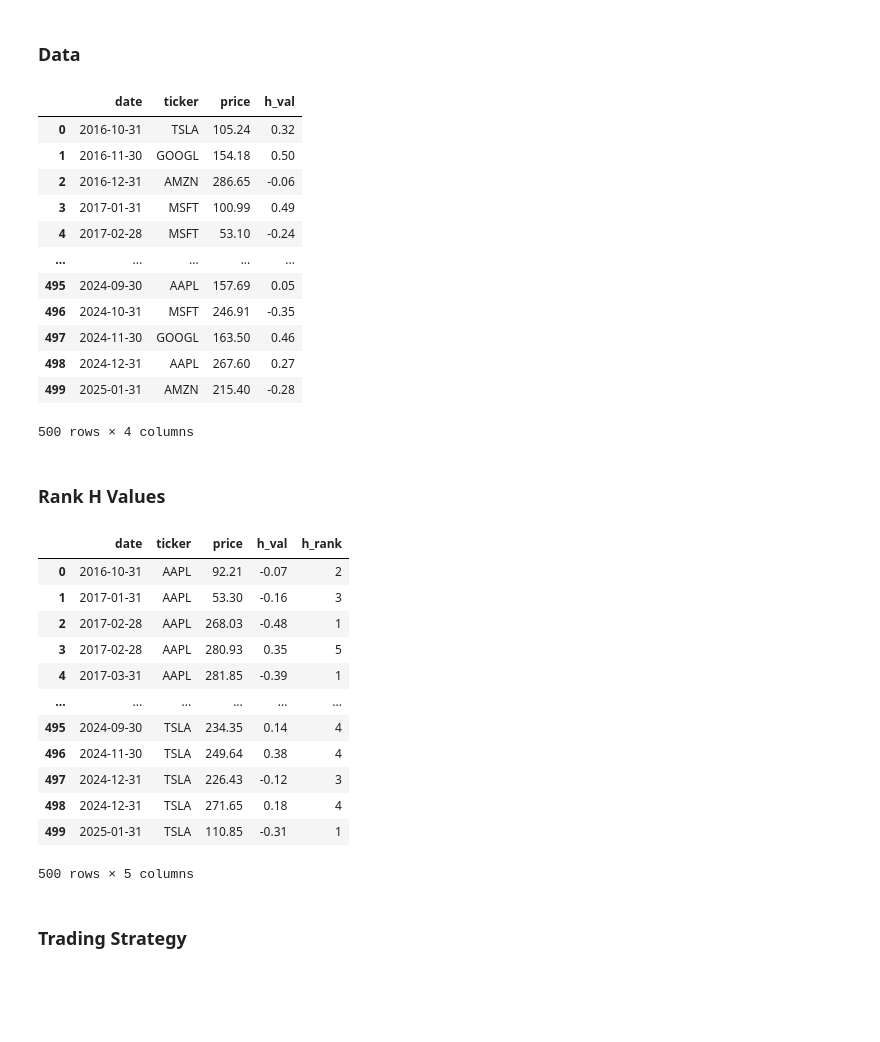
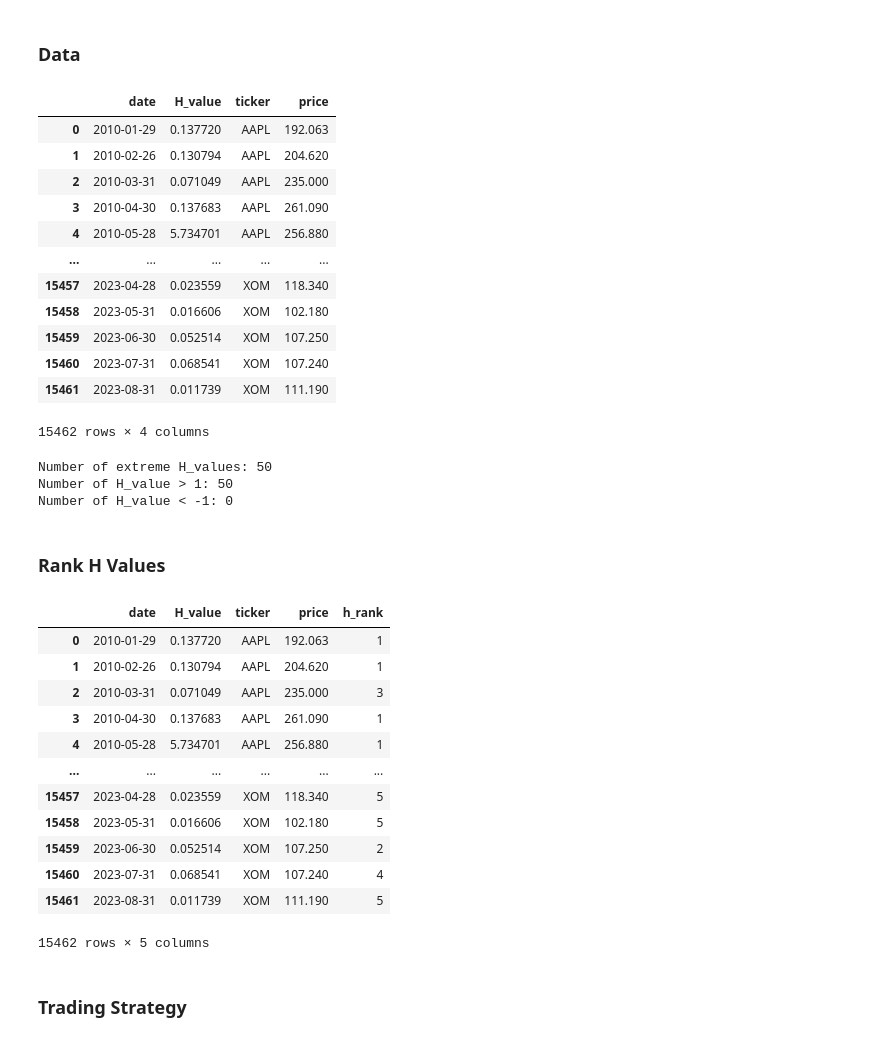
Before and after one commit to roshnx/buy-rough-sell-smooth, a Jupyter notebook: trading_strategy.ipynb, the cells around one changed output. Drawn from its saved outputs; the diff is of its cells as text; code cells hidden in the pictures; blank space fills up the shorter version.

```diff
--- a/trading_strategy.ipynb
+++ b/trading_strategy.ipynb
@@ -21,22 +21,38 @@ from functools import reduce
 # %% [markdown]
 ### **Data**
 # %%
-h_df = pd.read_csv(r'/Users/pr/Downloads/UChicago MSFM/Winter Quarter/QTS/Project/buy-rough-sell-smooth/Dummy_H_Data.csv')
+h_df = pd.read_csv(r'/Users/pr/Downloads/UChicago MSFM/Winter Quarter/QTS/Project/buy-rough-sell-smooth/Realized_H_Data.csv')
+#h_df.rename(columns={'Ticker': 'ticker', 'Date': 'date', 'Price': 'price'}, inplace=True)
+h_df.rename(columns={'Realized_H':'H_value'}, inplace=True)
 h_df
 # %% [output]
-|  | date | ticker | price | h_val |
-| 0 | 2016-10-31 | TSLA | 105.24 | 0.32 |
-| 1 | 2016-11-30 | GOOGL | 154.18 | 0.50 |
-| 2 | 2016-12-31 | AMZN | 286.65 | -0.06 |
-| 3 | 2017-01-31 | MSFT | 100.99 | 0.49 |
-| 4 | 2017-02-28 | MSFT | 53.10 | -0.24 |
+|  | date | H_value | ticker | price |
+| 0 | 2010-01-29 | 0.137720 | AAPL | 192.063 |
+| 1 | 2010-02-26 | 0.130794 | AAPL | 204.620 |
+| 2 | 2010-03-31 | 0.071049 | AAPL | 235.000 |
+| 3 | 2010-04-30 | 0.137683 | AAPL | 261.090 |
+| 4 | 2010-05-28 | 5.734701 | AAPL | 256.880 |
 | ... | ... | ... | ... | ... |
-| 495 | 2024-09-30 | AAPL | 157.69 | 0.05 |
-| 496 | 2024-10-31 | MSFT | 246.91 | -0.35 |
-| 497 | 2024-11-30 | GOOGL | 163.50 | 0.46 |
-| 498 | 2024-12-31 | AAPL | 267.60 | 0.27 |
-| 499 | 2025-01-31 | AMZN | 215.40 | -0.28 |
+| 15457 | 2023-04-28 | 0.023559 | XOM | 118.340 |
+| 15458 | 2023-05-31 | 0.016606 | XOM | 102.180 |
+| 15459 | 2023-06-30 | 0.052514 | XOM | 107.250 |
+| 15460 | 2023-07-31 | 0.068541 | XOM | 107.240 |
+| 15461 | 2023-08-31 | 0.011739 | XOM | 111.190 |
-500 rows × 4 columns
+15462 rows × 4 columns
+# %%
+# Count the rows where H_value > 1 or H_value < -1
+extreme_count = h_df[(h_df["H_value"] > 1) | (h_df["H_value"] < -1)].shape[0]
+print(f"Number of extreme H_values: {extreme_count}")
+
+# Alternatively, count each separately:
+count_above = h_df[h_df["H_value"] > 1].shape[0]
+count_below = h_df[h_df["H_value"] < -1].shape[0]
+print("Number of H_value > 1:", count_above)
+print("Number of H_value < -1:", count_below)
+# %% [output]
+Number of extreme H_values: 50
+Number of H_value > 1: 50
+Number of H_value < -1: 0
 # %% [markdown]
 ### **Rank H Values**
 # %%
@@ -47,12 +63,12 @@ def rank_H_quintiles(df):
     monthly["date"] = pd.to_datetime(monthly["date"])
 
     # Sort values by date and h_val
-    monthly = monthly.sort_values(["date", "h_val"])
+    monthly = monthly.sort_values(["date", "H_value"])
 
     # Assign quintile ranks (1 to 5) based on h_val per date
     monthly["h_rank"] = (
-        monthly.groupby("date")["h_val"]
-        .transform(lambda x: pd.qcut(x, q=5, labels=False, duplicates='drop') + 1)
+    monthly.groupby("date")["H_value"]
+    .transform(lambda x: pd.qcut(-x, q=5, labels=False, duplicates='drop') + 1)
     )
 
     # Sort final result by ticker & date
@@ -60,22 +76,22 @@ def rank_H_quintiles(df):
 
     return monthly
 # %%
-h_rank_df = rank_H_quintiles(h_df)
+h_rank_df = rank_H_quintiles(h_df[h_df["H_value"] > 0])
 h_rank_df
 # %% [output]
-|  | date | ticker | price | h_val | h_rank |
-| 0 | 2016-10-31 | AAPL | 92.21 | -0.07 | 2 |
-| 1 | 2017-01-31 | AAPL | 53.30 | -0.16 | 3 |
-| 2 | 2017-02-28 | AAPL | 268.03 | -0.48 | 1 |
-| 3 | 2017-02-28 | AAPL | 280.93 | 0.35 | 5 |
-| 4 | 2017-03-31 | AAPL | 281.85 | -0.39 | 1 |
+|  | date | H_value | ticker | price | h_rank |
+| 0 | 2010-01-29 | 0.137720 | AAPL | 192.063 | 1 |
+| 1 | 2010-02-26 | 0.130794 | AAPL | 204.620 | 1 |
+| 2 | 2010-03-31 | 0.071049 | AAPL | 235.000 | 3 |
+| 3 | 2010-04-30 | 0.137683 | AAPL | 261.090 | 1 |
+| 4 | 2010-05-28 | 5.734701 | AAPL | 256.880 | 1 |
 | ... | ... | ... | ... | ... | ... |
-| 495 | 2024-09-30 | TSLA | 234.35 | 0.14 | 4 |
-| 496 | 2024-11-30 | TSLA | 249.64 | 0.38 | 4 |
-| 497 | 2024-12-31 | TSLA | 226.43 | -0.12 | 3 |
-| 498 | 2024-12-31 | TSLA | 271.65 | 0.18 | 4 |
-| 499 | 2025-01-31 | TSLA | 110.85 | -0.31 | 1 |
+| 15457 | 2023-04-28 | 0.023559 | XOM | 118.340 | 5 |
+| 15458 | 2023-05-31 | 0.016606 | XOM | 102.180 | 5 |
+| 15459 | 2023-06-30 | 0.052514 | XOM | 107.250 | 2 |
+| 15460 | 2023-07-31 | 0.068541 | XOM | 107.240 | 4 |
+| 15461 | 2023-08-31 | 0.011739 | XOM | 111.190 | 5 |
-500 rows × 5 columns
+15462 rows × 5 columns
 # %% [markdown]
 ### **Trading Strategy**
 # %%
```
Also changed, not shown: parts of 10 cells of this notebook.
